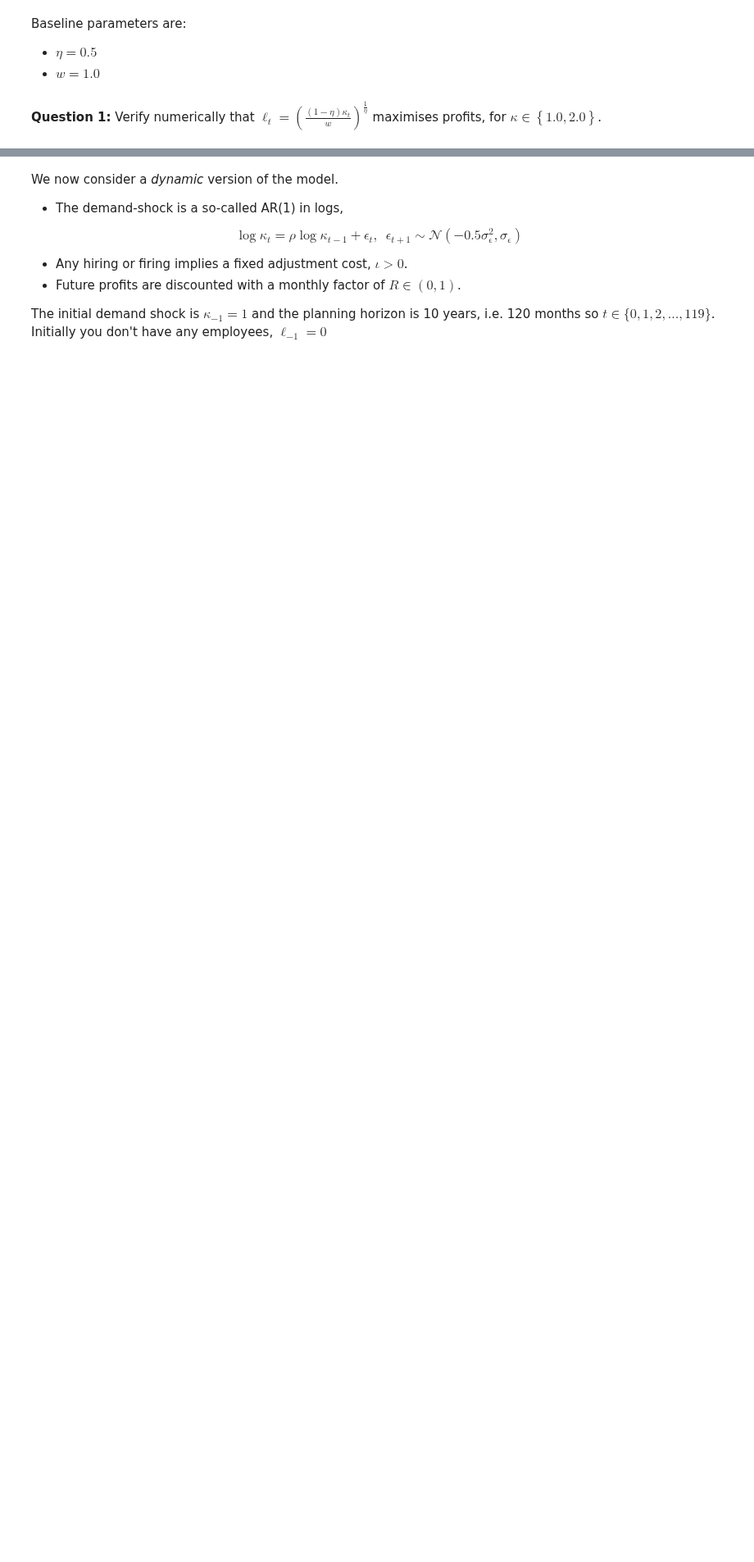
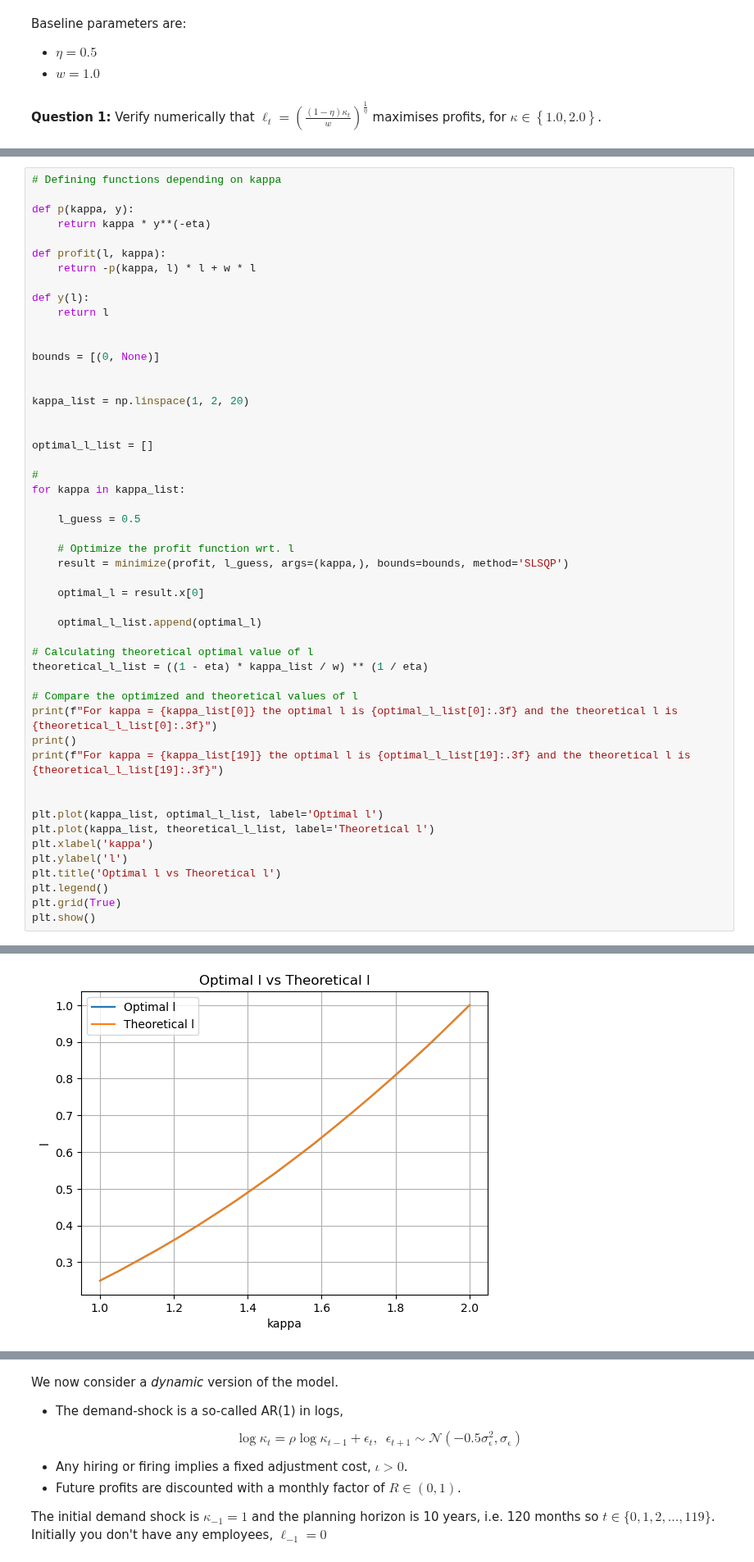
Before and after one commit to NumEconCopenhagen/projects-2023-iim, a Jupyter notebook: Examproject/Exam-2023-notebook.ipynb, the cells around one changed output, grey strips where cells are left out. Shown at 82% size. Saved outputs shown, nothing was run; the diff lists cells and outputs as text; blank space fills up the shorter version.

```diff
--- a/Examproject/Exam-2023-notebook.ipynb
+++ b/Examproject/Exam-2023-notebook.ipynb
@@ -409,0 +448,51 @@ Baseline parameters are:
+# %%
+# Defining functions depending on kappa
+
+def p(kappa, y):
+    return kappa * y**(-eta)
+
+def profit(l, kappa):
+    return -p(kappa, l) * l + w * l
+
+def y(l):
+    return l
+
+
+bounds = [(0, None)]
+
+
+kappa_list = np.linspace(1, 2, 20)
+
+
+optimal_l_list = []
+
+#
+for kappa in kappa_list:
+
+    l_guess = 0.5
+
+    # Optimize the profit function wrt. l
+    result = minimize(profit, l_guess, args=(kappa,), bounds=bounds, method='SLSQP')
+
+    optimal_l = result.x[0]
+
+    optimal_l_list.append(optimal_l)
+
+# Calculating theoretical optimal value of l
+theoretical_l_list = ((1 - eta) * kappa_list / w) ** (1 / eta)
+
+# Compare the optimized and theoretical values of l
+print(f"For kappa = {kappa_list[0]} the optimal l is {optimal_l_list[0]:.3f} and the theoretical l is {theoretical_l_list[0]:.3f}")
+print()
+print(f"For kappa = {kappa_list[19]} the optimal l is {optimal_l_list[19]:.3f} and the theoretical l is {theoretical_l_list[19]:.3f}")
+
+
+plt.plot(kappa_list, optimal_l_list, label='Optimal l')
+plt.plot(kappa_list, theoretical_l_list, label='Theoretical l')
+plt.xlabel('kappa')
+plt.ylabel('l')
+plt.title('Optimal l vs Theoretical l')
+plt.legend()
+plt.grid(True)
+plt.show()
+# %% [output]
@@ -409,0 +502 @@ Baseline parameters are:
+[figure, added]
```
Also changed, not shown: parts of 17 cells of this notebook.
